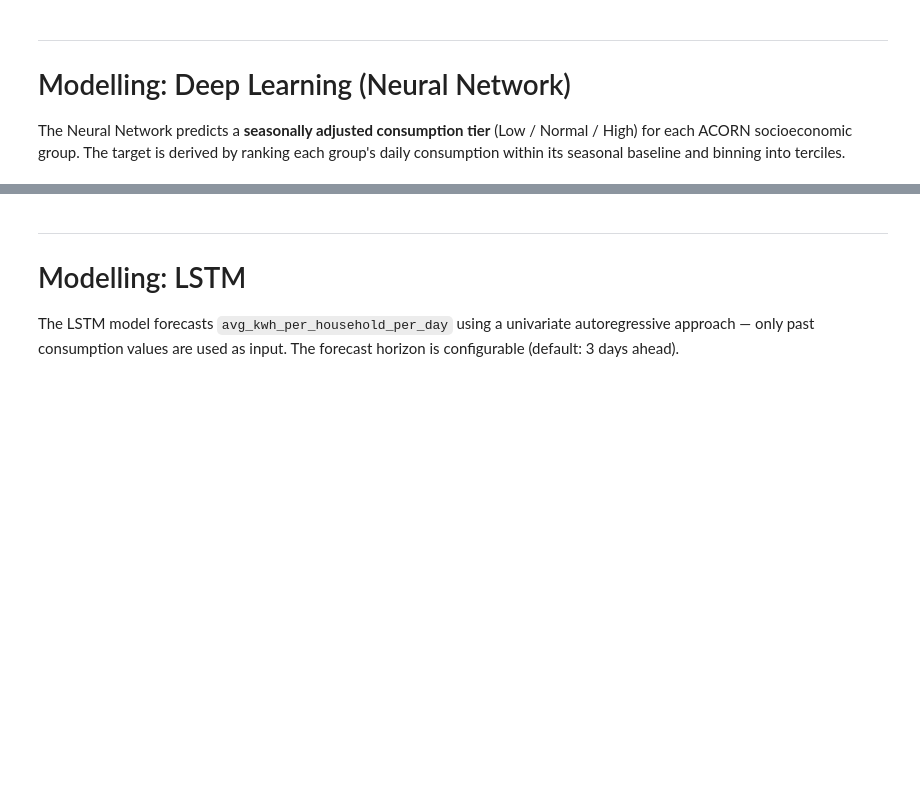
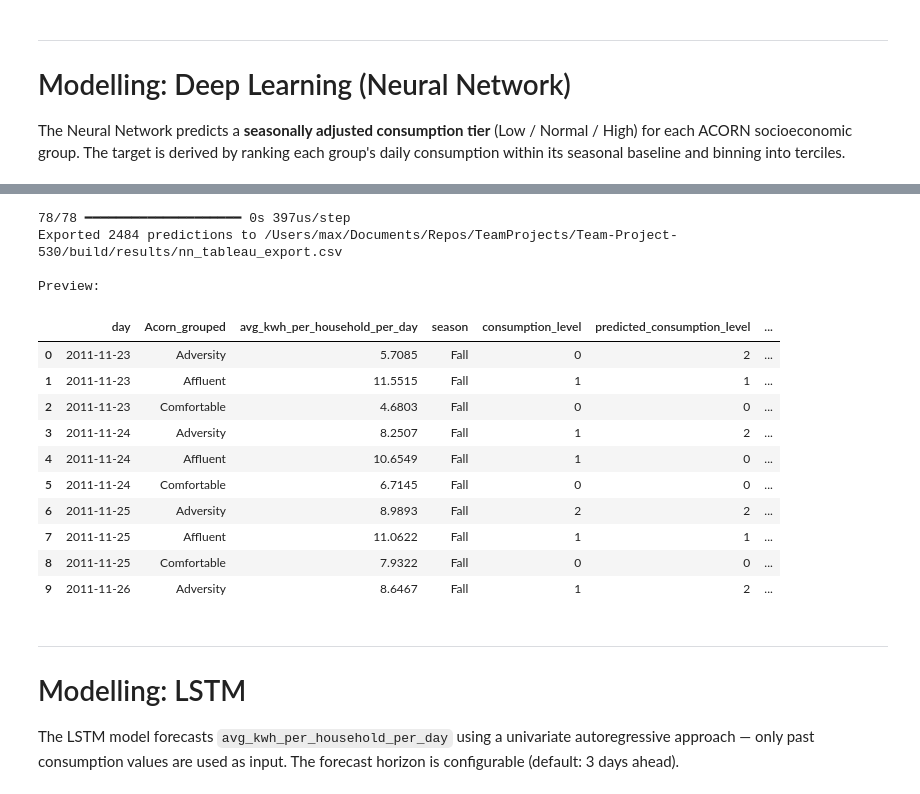
Before and after one commit to MaximeBoulat/TeamProject-530, a Jupyter notebook: Notebooks/Max_Notebook.ipynb, the cells around one changed output, grey strips where cells are left out. Cells and saved outputs as stored; diff of their text form; code cells hidden in the pictures; blank space fills up the shorter version.

```diff
--- a/Notebooks/Max_Notebook.ipynb
+++ b/Notebooks/Max_Notebook.ipynb
@@ -417,3 +418,42 @@ plt.show()
+# %%
+# NN-10: Export Predictions for Tableau
+
+# Get predictions for the full dataset
+X_nn_all = scaler_nn.transform(ml_model_data[feature_cols].values)
+y_nn_pred_all = np.argmax(nn_model.predict(X_nn_all), axis=1)
+
+# Build export dataframe with original (unencoded) values
+nn_export_df = nn_dataset[["day", "Acorn_grouped", "avg_kwh_per_household_per_day",
+                            "season", "consumption_level"]].copy()
+nn_export_df = nn_export_df.reset_index(drop=True)
+nn_export_df["predicted_consumption_level"] = y_nn_pred_all
+
+tier_map = {0: "Low", 1: "Normal", 2: "High"}
+nn_export_df["actual_tier"] = nn_export_df["consumption_level"].map(tier_map)
+nn_export_df["predicted_tier"] = nn_export_df["predicted_consumption_level"].map(tier_map)
+
+nn_export_path = os.path.join(RESULTS_DIR, 'nn_tableau_export.csv')
+nn_export_df.to_csv(nn_export_path, index=False)
+
+print(f"Exported {len(nn_export_df)} predictions to {nn_export_path}")
+print(f"\nPreview:")
+display(nn_export_df.head(10))
+# %% [output]
+78/78 ━━━━━━━━━━━━━━━━━━━━ 0s 397us/step
+Exported 2484 predictions to /Users/max/Documents/Repos/TeamProjects/Team-Project-530/build/results/nn_tableau_export.csv
+
+Preview:
+|  | day | Acorn_grouped | avg_kwh_per_household_per_day | season | consumption_level | predicted_consumption_level | ... |
+| 0 | 2011-11-23 | Adversity | 5.7085 | Fall | 0 | 2 | ... |
+| 1 | 2011-11-23 | Affluent | 11.5515 | Fall | 1 | 1 | ... |
+| 2 | 2011-11-23 | Comfortable | 4.6803 | Fall | 0 | 0 | ... |
+| 3 | 2011-11-24 | Adversity | 8.2507 | Fall | 1 | 2 | ... |
+| 4 | 2011-11-24 | Affluent | 10.6549 | Fall | 1 | 0 | ... |
+| 5 | 2011-11-24 | Comfortable | 6.7145 | Fall | 0 | 0 | ... |
+| 6 | 2011-11-25 | Adversity | 8.9893 | Fall | 2 | 2 | ... |
+| 7 | 2011-11-25 | Affluent | 11.0622 | Fall | 1 | 1 | ... |
+| 8 | 2011-11-25 | Comfortable | 7.9322 | Fall | 0 | 0 | ... |
+| 9 | 2011-11-26 | Adversity | 8.6467 | Fall | 1 | 2 | ... |
 # %% [markdown]
 ---
 # Modelling: LSTM
```
Also changed, not shown: parts of 22 cells of this notebook.
